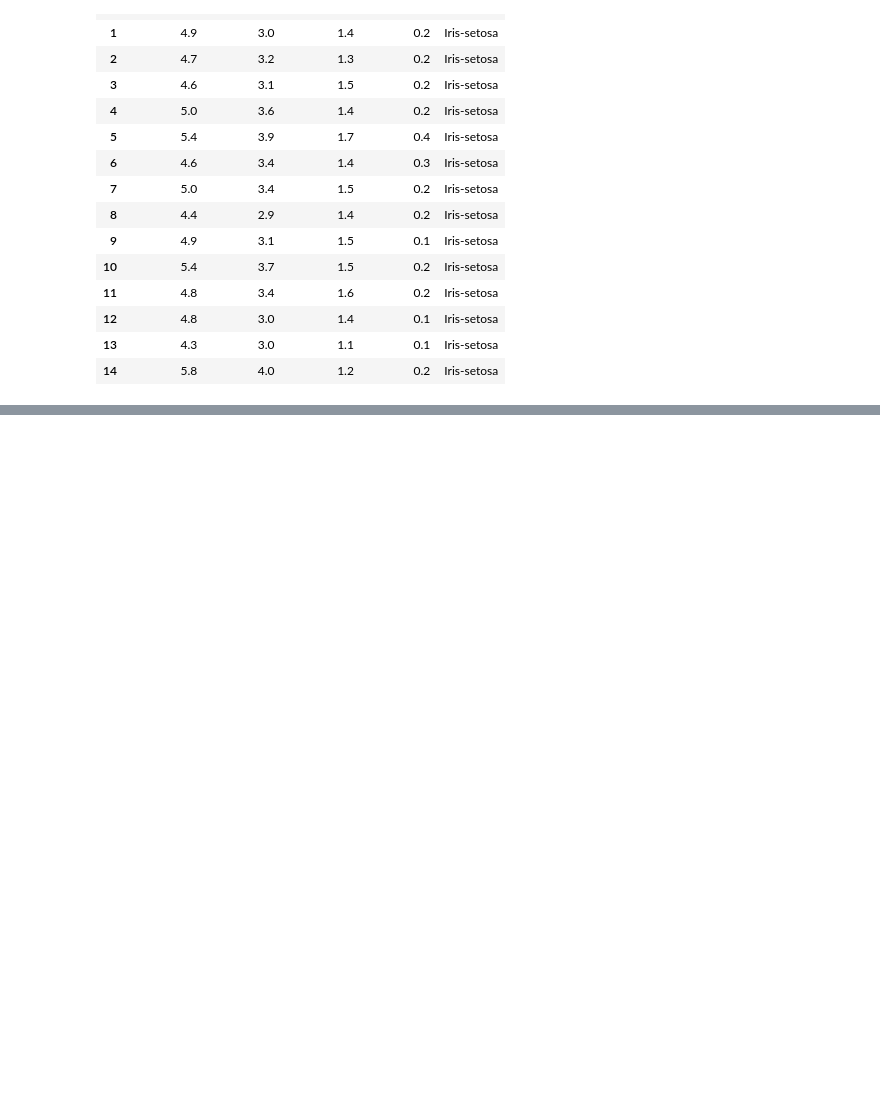
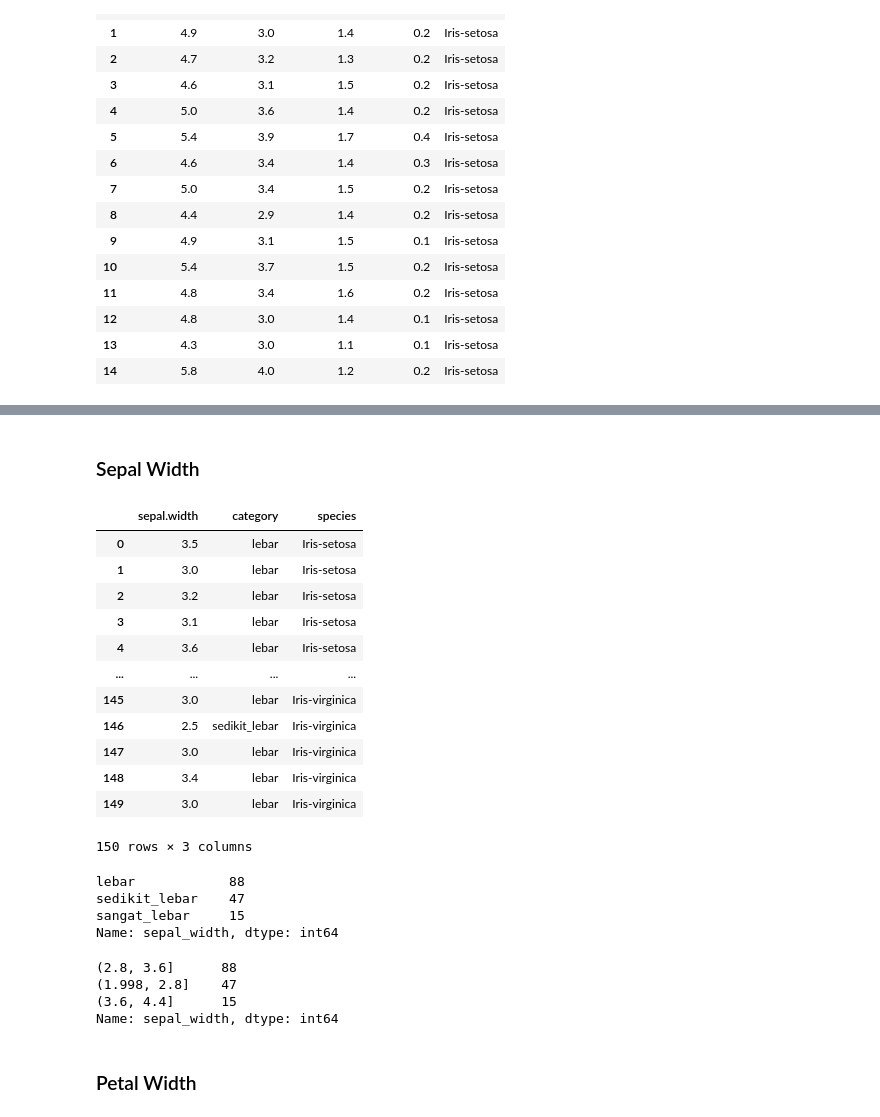
Before and after one commit to indyrajanuar/datamining, a Jupyter notebook: _sources/Tugas 2.ipynb, the cells around one changed output, grey strips where cells are left out. Saved outputs shown, nothing was run; the diff lists cells and outputs as text; code cells hidden in the pictures; blank space fills up the shorter version.

```diff
--- a/_sources/Tugas 2.ipynb
+++ b/_sources/Tugas 2.ipynb
@@ -27,3 +32,12 @@ df.head(15)
 | 12 | 4.8 | 3.0 | 1.4 | 0.1 | Iris-setosa |
 | 13 | 4.3 | 3.0 | 1.1 | 0.1 | Iris-setosa |
 | 14 | 5.8 | 4.0 | 1.2 | 0.2 | Iris-setosa |
+# %%
+# CONSTAN SERIES
+SEPAL_LENGTH_SERIES = df["sepal_length"]
+SEPAL_WIDTH_SERIES = df["sepal_width"]
+PETAL_LENGTH_SERIES = df["petal_length"]
+PETAL_WIDTH_SERIES = df["petal_width"]
+
+# Class Species Name
+IRIS_SPECIES = df["species"]
@@ -29,0 +51,51 @@ df.head(15)
+# %% [markdown]
+### Sepal Width
+# %%
+# equal-width intervals
+
+labels = ["sedikit_lebar", "lebar", "sangat_lebar"]
+amount_of_binning = len(labels)
+
+sepal_width_ew_binning = pd.cut(SEPAL_WIDTH_SERIES, amount_of_binning, True, labels)
+labelled_sepal_width_ew_binning = sepal_width_ew_binning.value_counts()
+interval_sepal_width_ew_binning = pd.cut(SEPAL_WIDTH_SERIES, amount_of_binning, True).value_counts()
+# %%
+# dataframe of sepal-width and sepal category
+df_sepal_width_ew = pd.DataFrame(pd.concat((SEPAL_WIDTH_SERIES, sepal_width_ew_binning, IRIS_SPECIES), axis=1))
+# %%
+# change columns name
+df_sepal_width_ew.columns = ["sepal.width", "category", "species"]
+# %%
+df_sepal_width_ew
+# %% [output]
+|  | sepal.width | category | species |
+| 0 | 3.5 | lebar | Iris-setosa |
+| 1 | 3.0 | lebar | Iris-setosa |
+| 2 | 3.2 | lebar | Iris-setosa |
+| 3 | 3.1 | lebar | Iris-setosa |
+| 4 | 3.6 | lebar | Iris-setosa |
+| ... | ... | ... | ... |
+| 145 | 3.0 | lebar | Iris-virginica |
+| 146 | 2.5 | sedikit_lebar | Iris-virginica |
+| 147 | 3.0 | lebar | Iris-virginica |
+| 148 | 3.4 | lebar | Iris-virginica |
+| 149 | 3.0 | lebar | Iris-virginica |
+150 rows × 3 columns
+# %%
+# equal-width intervals binning with label
+labelled_sepal_width_ew_binning
+# %% [output]
+lebar            88
+sedikit_lebar    47
+sangat_lebar     15
+Name: sepal_width, dtype: int64
+# %%
+# equal-width intervals without label
+interval_sepal_width_ew_binning
+# %% [output]
+(2.8, 3.6]      88
+(1.998, 2.8]    47
+(3.6, 4.4]      15
+Name: sepal_width, dtype: int64
+# %% [markdown]
+### Petal Width
```
Also changed, not shown: parts of 53 cells of this notebook, 10 other files.
